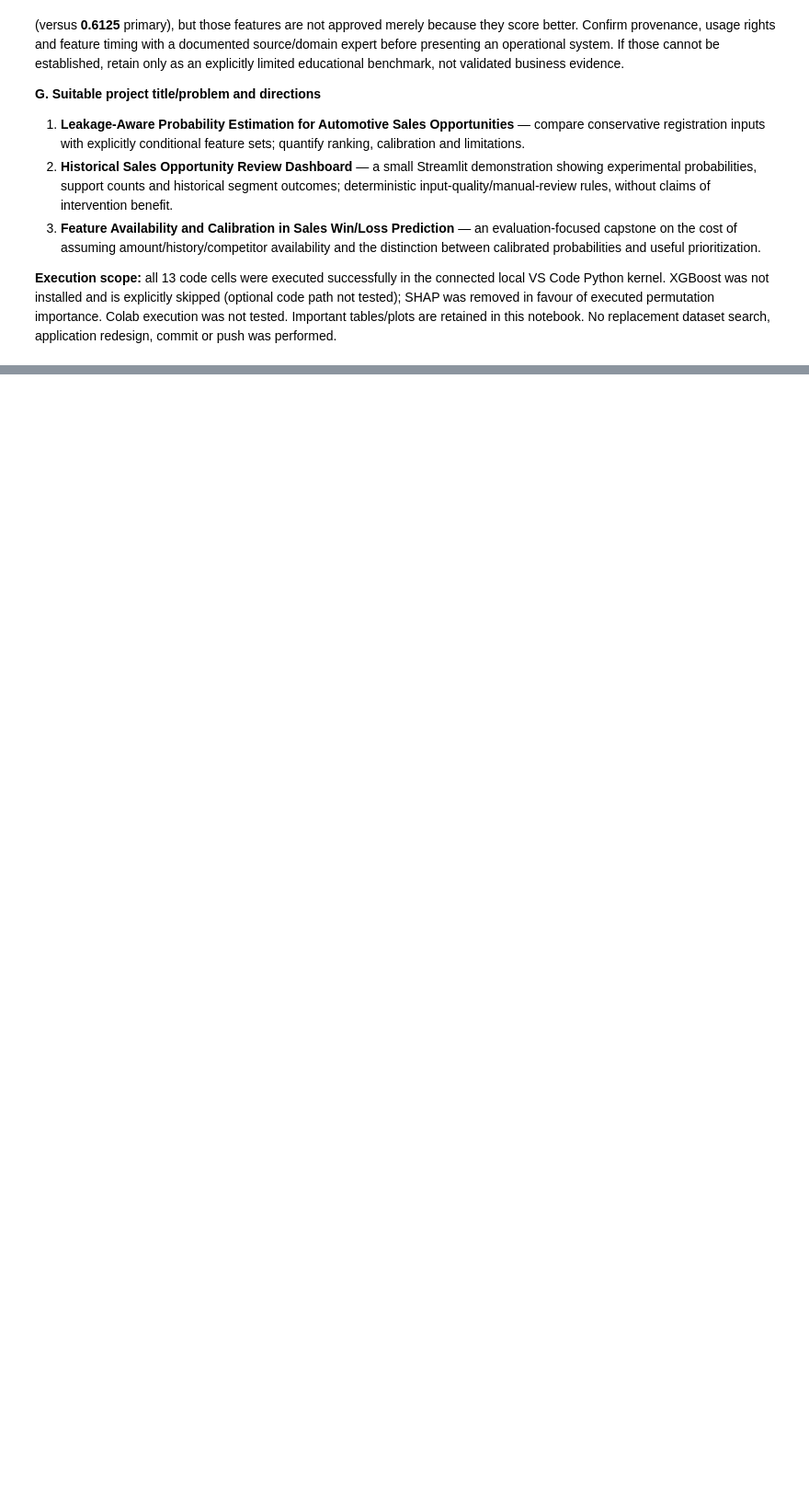
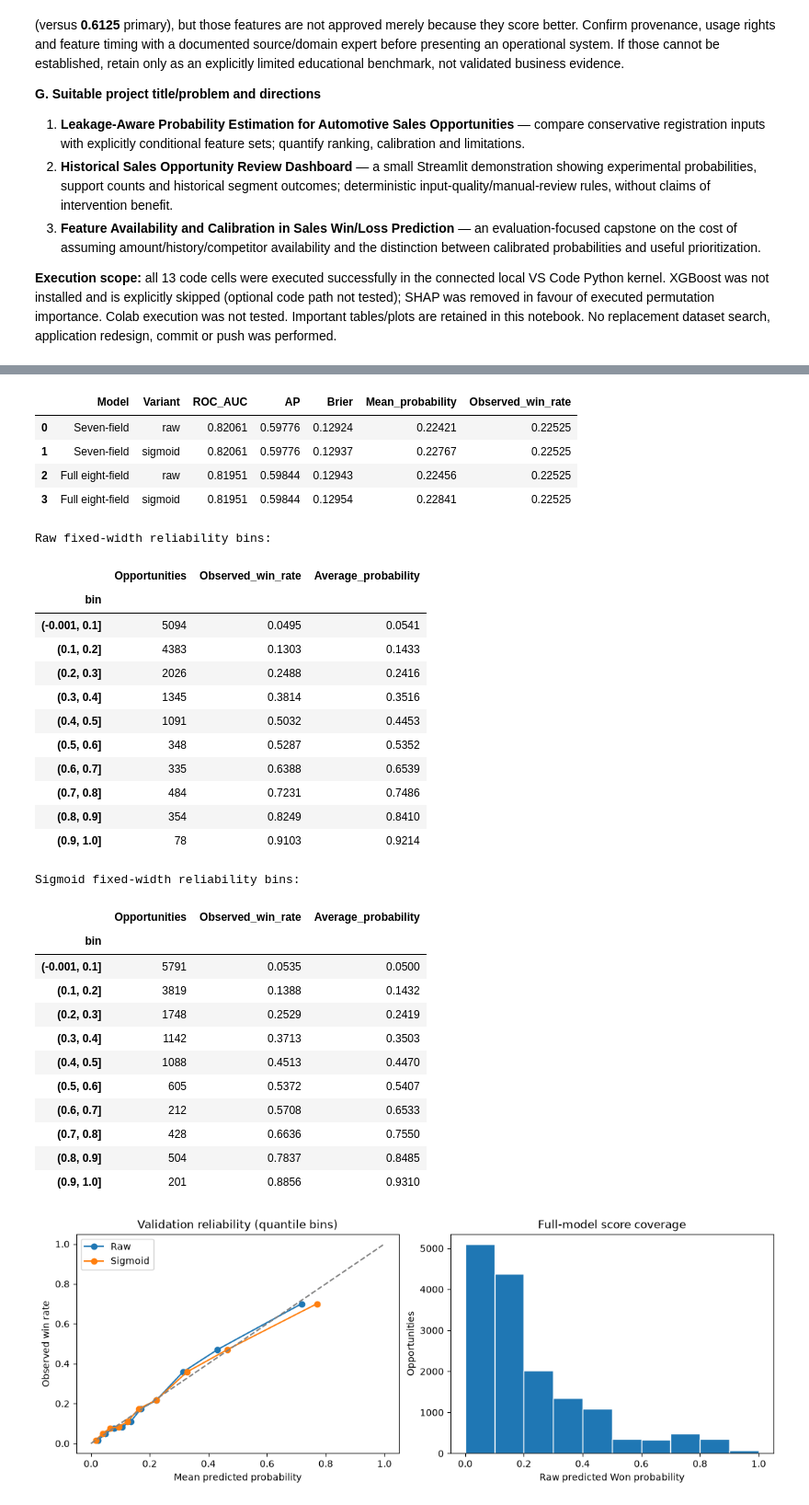
Before and after one commit to emmanuel-mukira/Opportunity-scoring-ISproject, a Jupyter notebook: notebooks/IBM_Watson_dataset.ipynb, the cells around one changed output, grey strips where cells are left out. Shown at 92% size. Saved outputs shown, nothing was run; the diff lists cells and outputs as text; code cells hidden in the pictures; blank space fills up the shorter version.

```diff
--- a/notebooks/IBM_Watson_dataset.ipynb
+++ b/notebooks/IBM_Watson_dataset.ipynb
@@ -782,0 +1378,75 @@ For a clearly labelled **academic historical-data demonstration**, yes within su
+# %%
+from sklearn.calibration import calibration_curve
+
+def audit_log_odds(probability):
+    bounded = np.clip(np.asarray(probability), 1e-6, 1 - 1e-6)
+    return np.log(bounded / (1 - bounded)).reshape(-1, 1)
+
+audit_calibrators, audit_calibrated, audit_calibration_rows = {}, {}, []
+for name in ["Seven-field", "Full eight-field"]:
+    fitted = audit_models[name]
+    columns = list(fitted.feature_names_in_)
+    calibration_probability = fitted.predict_proba(audit_calibration[columns])[:, 1]
+    raw_probability = fitted.predict_proba(audit_validation[columns])[:, 1]
+    calibrator = LogisticRegression(C=1e6, solver="lbfgs", max_iter=1000)
+    calibrator.fit(audit_log_odds(calibration_probability), audit_calibration["won"])
+    calibrated_probability = calibrator.predict_proba(audit_log_odds(raw_probability))[:, 1]
+    audit_calibrators[name], audit_calibrated[name] = calibrator, calibrated_probability
+    for variant, probability in [("raw", raw_probability), ("sigmoid", calibrated_probability)]:
+        audit_calibration_rows.append({"Model": name, "Variant": variant,
+            **audit_quality(audit_validation["won"], probability),
+            "Mean_probability": probability.mean(), "Observed_win_rate": audit_validation["won"].mean()})
+display(pd.DataFrame(audit_calibration_rows).round(5))
+
+audit_observed["calibrated_probability"] = audit_calibrated["Full eight-field"]
+figure, axes = plt.subplots(1, 2, figsize=(11, 4), constrained_layout=True)
+audit_reliability_tables = {}
+for name, probability in [("Raw", audit_probability), ("Sigmoid", audit_calibrated["Full eight-field"])]:
+    observed, predicted = calibration_curve(audit_validation["won"], probability, n_bins=10, strategy="quantile")
+    axes[0].plot(predicted, observed, "o-", label=name)
+    bins = pd.cut(probability, np.linspace(0, 1, 11), include_lowest=True)
+    table = pd.DataFrame({"bin": bins, "actual": audit_validation["won"].to_numpy(), "probability": probability})
+    table = table.groupby("bin", observed=False).agg(
+        Opportunities=("actual", "size"), Observed_win_rate=("actual", "mean"), Average_probability=("probability", "mean"))
+    audit_reliability_tables[name] = table
+    print(name, "fixed-width reliability bins:")
+    display(table.round(4))
+axes[0].plot([0, 1], [0, 1], "--", color="grey")
+axes[0].set(xlabel="Mean predicted probability", ylabel="Observed win rate", title="Validation reliability (quantile bins)")
+axes[0].legend()
+axes[1].hist(audit_probability, bins=np.linspace(0, 1, 11), edgecolor="white")
+axes[1].set(xlabel="Raw predicted Won probability", ylabel="Opportunities", title="Full-model score coverage")
+plt.show()
+# %% [output]
+|  | Model | Variant | ROC_AUC | AP | Brier | Mean_probability | Observed_win_rate |
+| 0 | Seven-field | raw | 0.82061 | 0.59776 | 0.12924 | 0.22421 | 0.22525 |
+| 1 | Seven-field | sigmoid | 0.82061 | 0.59776 | 0.12937 | 0.22767 | 0.22525 |
+| 2 | Full eight-field | raw | 0.81951 | 0.59844 | 0.12943 | 0.22456 | 0.22525 |
+| 3 | Full eight-field | sigmoid | 0.81951 | 0.59844 | 0.12954 | 0.22841 | 0.22525 |
+Raw fixed-width reliability bins:
+|  | Opportunities | Observed_win_rate | Average_probability |
+| bin |  |  |  |
+| (-0.001, 0.1] | 5094 | 0.0495 | 0.0541 |
+| (0.1, 0.2] | 4383 | 0.1303 | 0.1433 |
+| (0.2, 0.3] | 2026 | 0.2488 | 0.2416 |
+| (0.3, 0.4] | 1345 | 0.3814 | 0.3516 |
+| (0.4, 0.5] | 1091 | 0.5032 | 0.4453 |
+| (0.5, 0.6] | 348 | 0.5287 | 0.5352 |
+| (0.6, 0.7] | 335 | 0.6388 | 0.6539 |
+| (0.7, 0.8] | 484 | 0.7231 | 0.7486 |
+| (0.8, 0.9] | 354 | 0.8249 | 0.8410 |
+| (0.9, 1.0] | 78 | 0.9103 | 0.9214 |
+Sigmoid fixed-width reliability bins:
+|  | Opportunities | Observed_win_rate | Average_probability |
+| bin |  |  |  |
+| (-0.001, 0.1] | 5791 | 0.0535 | 0.0500 |
+| (0.1, 0.2] | 3819 | 0.1388 | 0.1432 |
+| (0.2, 0.3] | 1748 | 0.2529 | 0.2419 |
+| (0.3, 0.4] | 1142 | 0.3713 | 0.3503 |
+| (0.4, 0.5] | 1088 | 0.4513 | 0.4470 |
+| (0.5, 0.6] | 605 | 0.5372 | 0.5407 |
+| (0.6, 0.7] | 212 | 0.5708 | 0.6533 |
+| (0.7, 0.8] | 428 | 0.6636 | 0.7550 |
+| (0.8, 0.9] | 504 | 0.7837 | 0.8485 |
+| (0.9, 1.0] | 201 | 0.8856 | 0.9310 |
+[figure, added]
```
Also changed, not shown: parts of 20 cells of this notebook, 1 other file.
